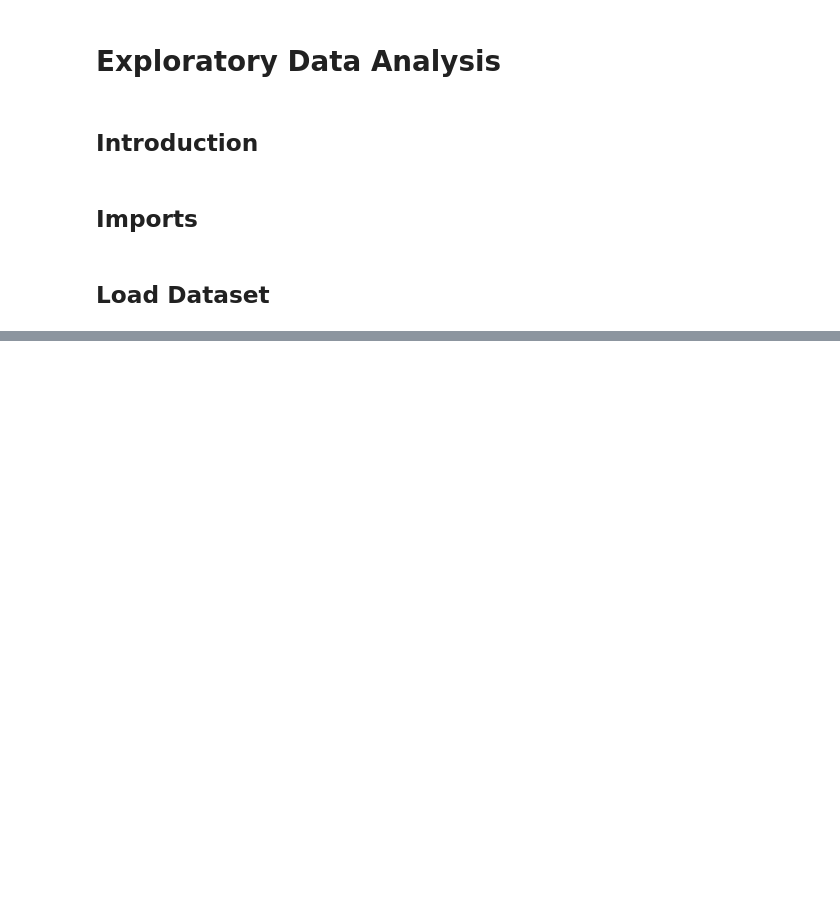
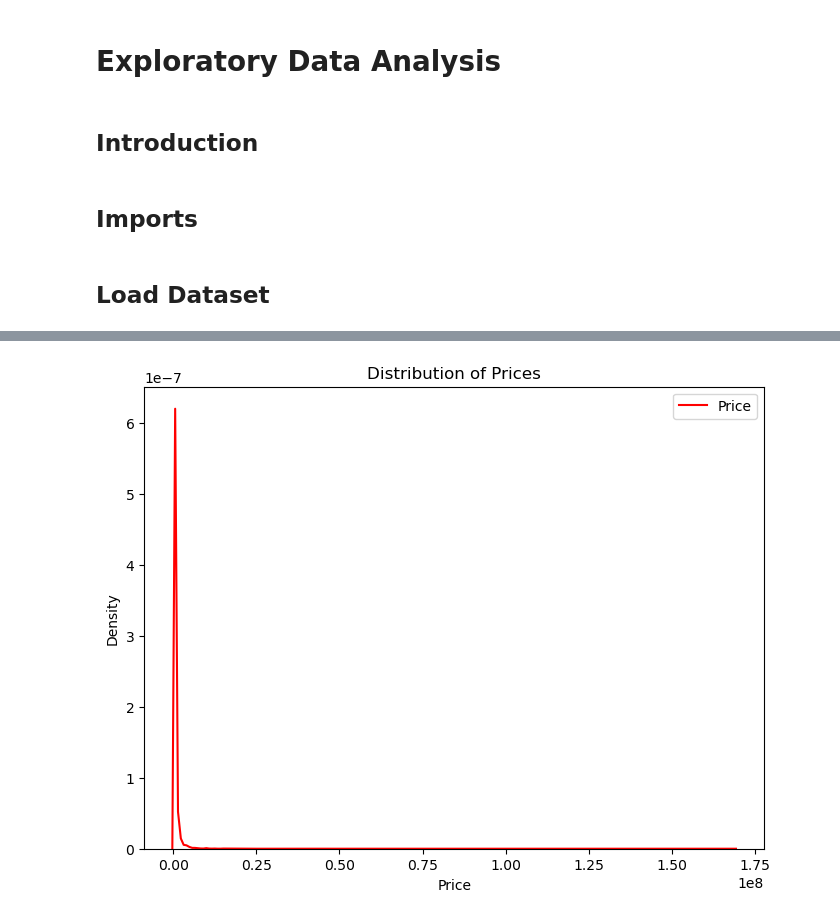
Before and after one commit to PM696/SpringboardBootCamp_DataScience, a Jupyter notebook: Capstone_Two_Data_Wrangling-main/EDA_Price_prediction_CapstoneTwo.ipynb, the cells around one changed output, grey strips where cells are left out. Drawn from its saved outputs; the diff is of its cells as text; code cells hidden in the pictures; blank space fills up the shorter version.

```diff
--- a/Capstone_Two_Data_Wrangling-main/EDA_Price_prediction_CapstoneTwo.ipynb
+++ b/Capstone_Two_Data_Wrangling-main/EDA_Price_prediction_CapstoneTwo.ipynb
@@ -263,0 +130,15 @@ for col in df2.loc[:, df.dtypes == np.number]:
+# %%
+# A density plot (KDE) of the 'price' column
+plt.figure(figsize=(8, 6))
+sns.kdeplot(data1['price'], fill=False, color='r', label='Price')
+
+# Labels and title
+plt.xlabel('Price')
+plt.ylabel('Density')
+plt.title('Distribution of Prices')
+plt.legend()
+
+# Display
+plt.show();
+# %% [output]
+[figure, added]
```
Also changed, not shown: parts of 39 cells of this notebook.
